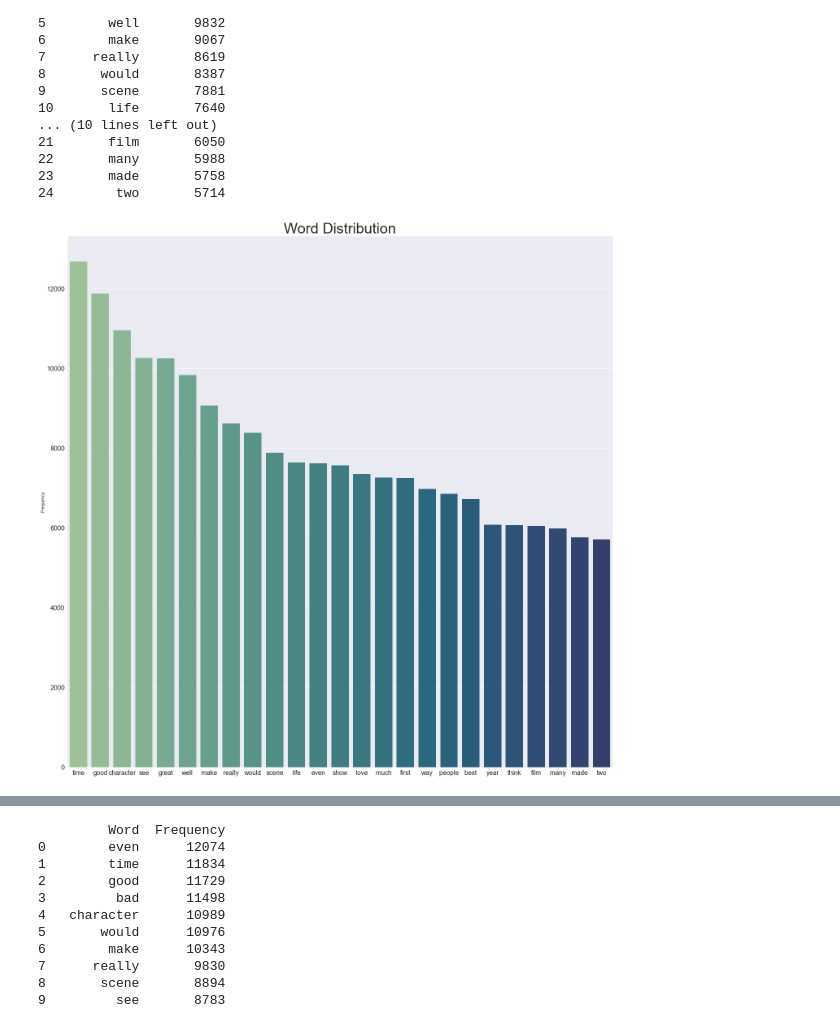
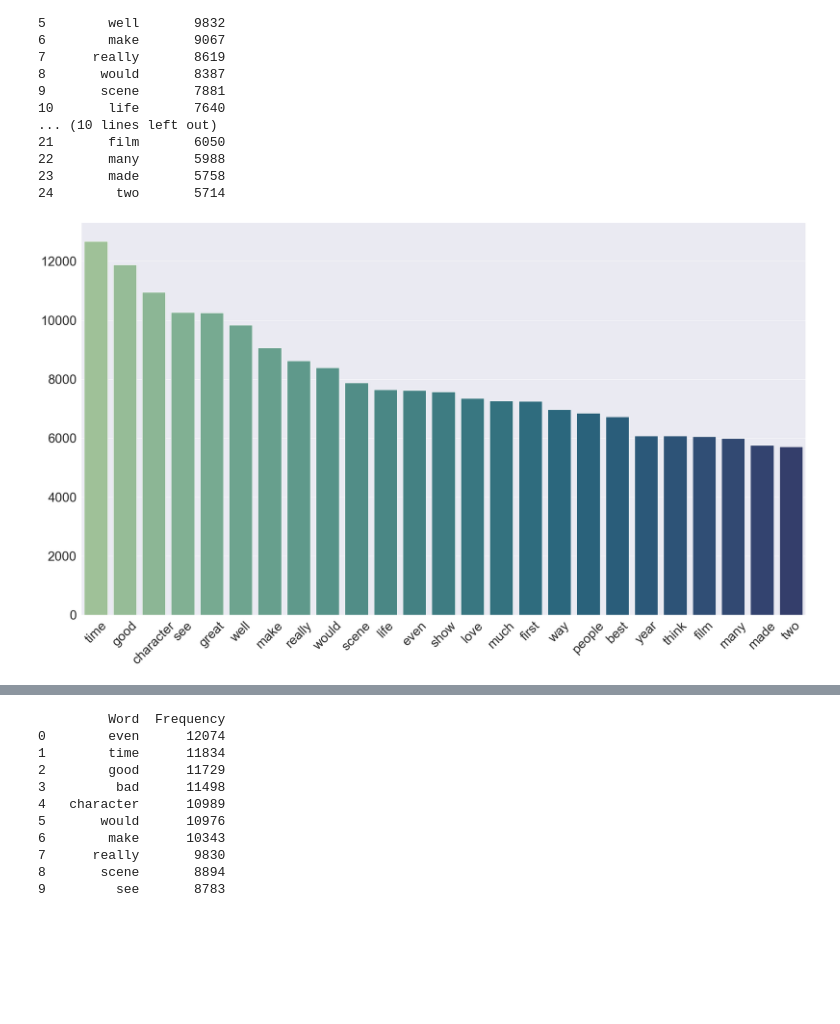
Before and after one commit to benjaminybai/rtsentiment, a Jupyter notebook: Sentiment_Analysis_Notebook.ipynb, the cells around one changed output, grey strips where cells are left out. Cells and saved outputs as stored; diff of their text form; code cells hidden in the pictures; blank space fills up the shorter version.

Commit message:
Images, notebook

```diff
--- a/Sentiment_Analysis_Notebook.ipynb
+++ b/Sentiment_Analysis_Notebook.ipynb
@@ -224,8 +239,9 @@ imdb_reviews_df.head(10)
 dt_positive = imdb_reviews_df[imdb_reviews_df['emotion']=='Positive']['clean_text']
 
 from collections import Counter
-p = Counter(" ".join(dt_positive).split()).most_common(25)
-positive_word_df = pd.DataFrame(p, columns=['Word', 'Frequency'])
+positive_count_wc = Counter(" ".join(dt_positive).split())
+positive_count = Counter(" ".join(dt_positive).split()).most_common(25)
+positive_word_df = pd.DataFrame(positive_count, columns=['Word', 'Frequency'])
 print(positive_word_df)
 # %% [output]
          Word  Frequency
@@ -246,11 +262,12 @@ print(positive_word_df)
 23       made       5758
 24        two       5714
 # %%
-plt.figure(figsize=(24,24))
+plt.figure(figsize=(36,20))
 ax = sns.barplot(x='Word', y='Frequency', data = positive_word_df, palette='crest')
-plt.title('Word Distribution', fontsize=36)
 plt.xlabel('', )
-plt.tick_params(axis='both', which='major', labelsize=16)
-plt.savefig('./images/Positive_Word_Distribution_Barchart')
+plt.ylabel('', )
+plt.xticks(rotation=45)
+plt.tick_params(axis='both', which='major', labelsize=36)
+plt.savefig('./images/Positive_Word_Distribution_Barchart.png')
 # %% [output]
-[figure, old version]
+[figure, new version]
```
Also changed, not shown: parts of 13 cells of this notebook, 10 other files.
